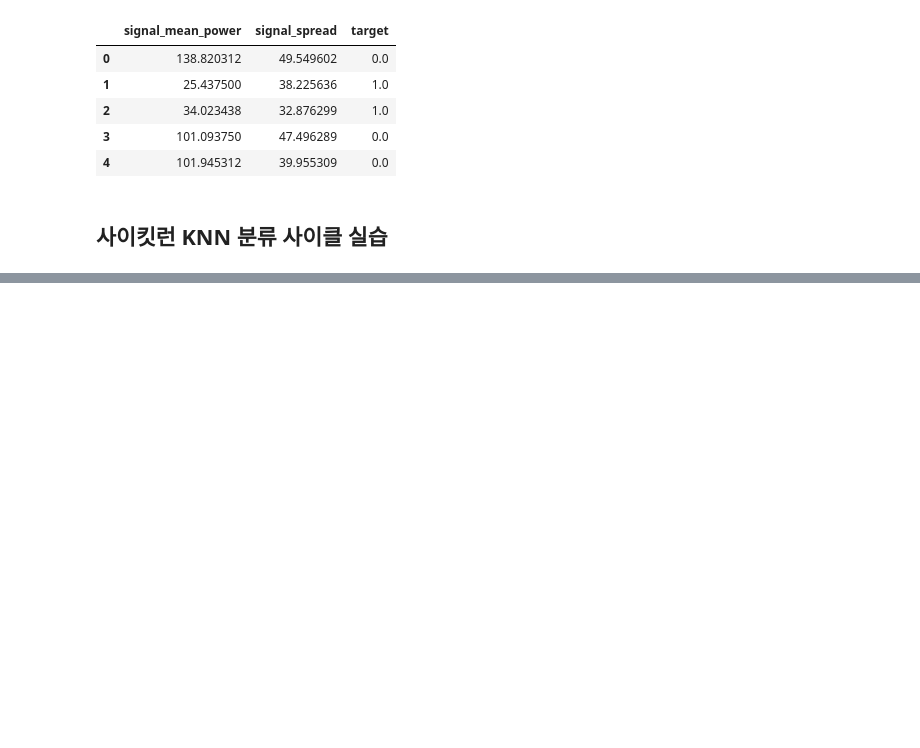
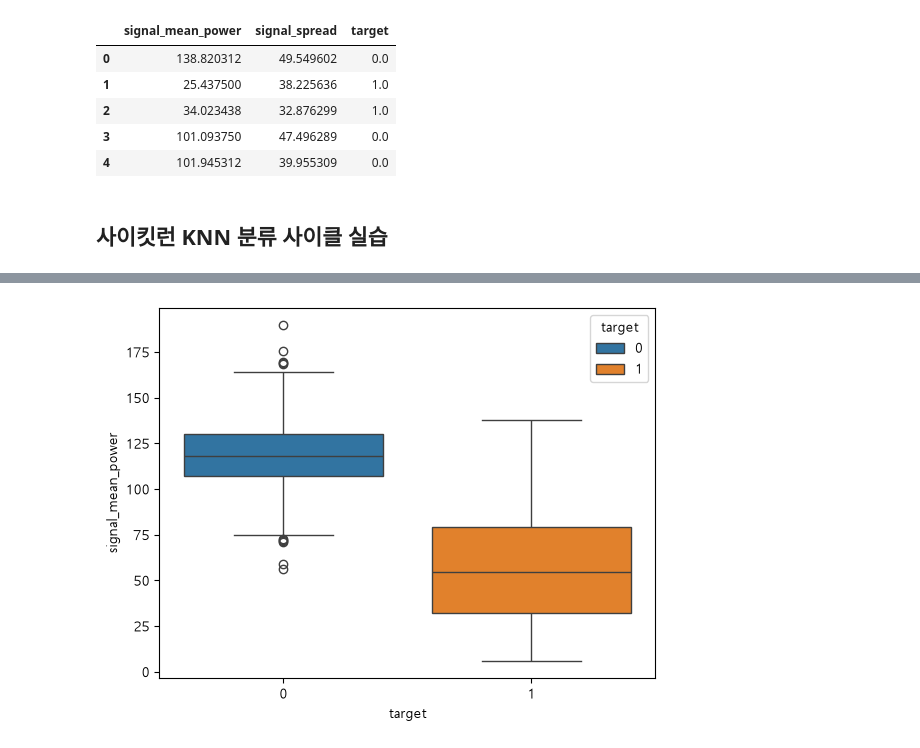
Before and after one commit to Seu1k2/kdt_ml, a Jupyter notebook: 5. KNN(펄서와 우주잡음).ipynb, the cells around one changed output, grey strips where cells are left out. Saved outputs shown, nothing was run; the diff lists cells and outputs as text; code cells hidden in the pictures; blank space fills up the shorter version.

```diff
--- a/5. KNN(펄서와 우주잡음).ipynb
+++ b/5. KNN(펄서와 우주잡음).ipynb
@@ -119,0 +197,5 @@ star_df.head()
+# %%
+sns.boxplot(star_df, x="target", y="signal_mean_power", hue="target")
+plt.show()
+# %% [output]
+[figure, added]
```
Also changed, not shown: parts of 34 cells of this notebook, 3 other files.
